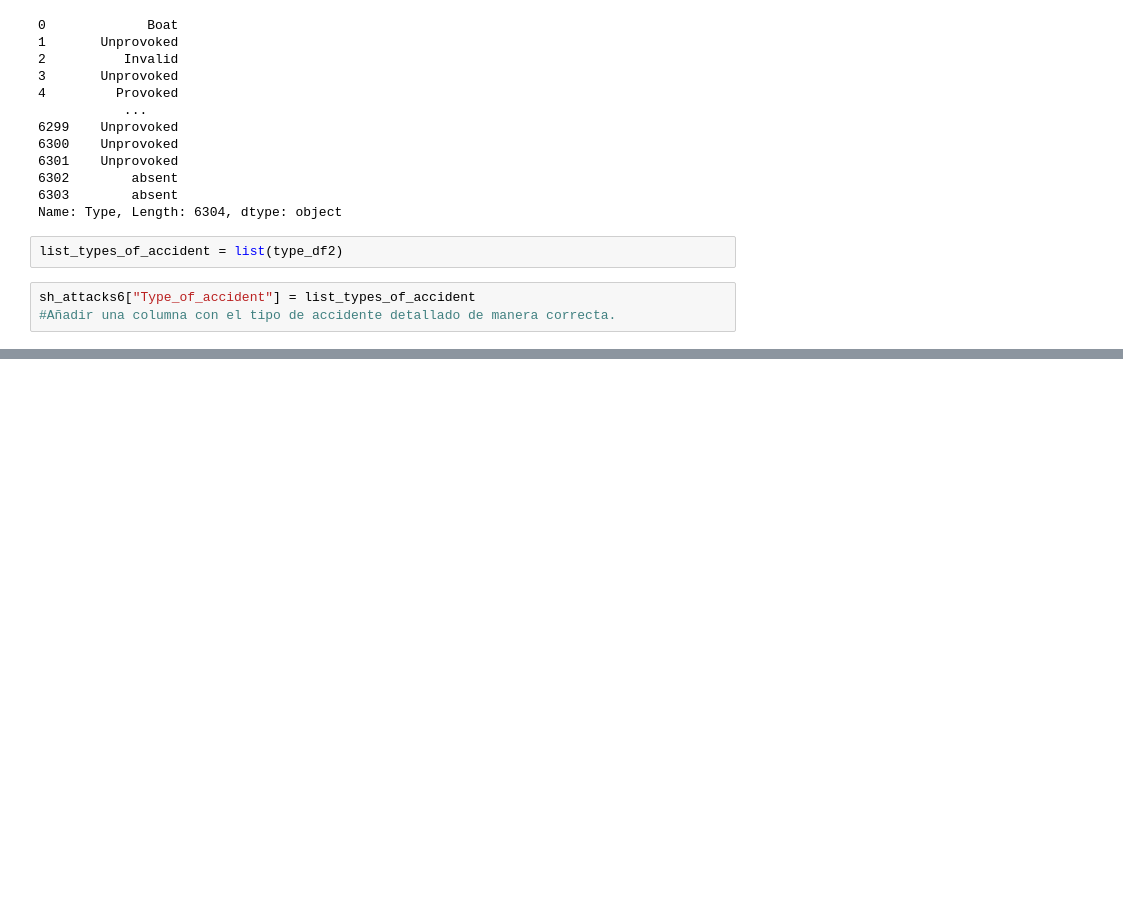
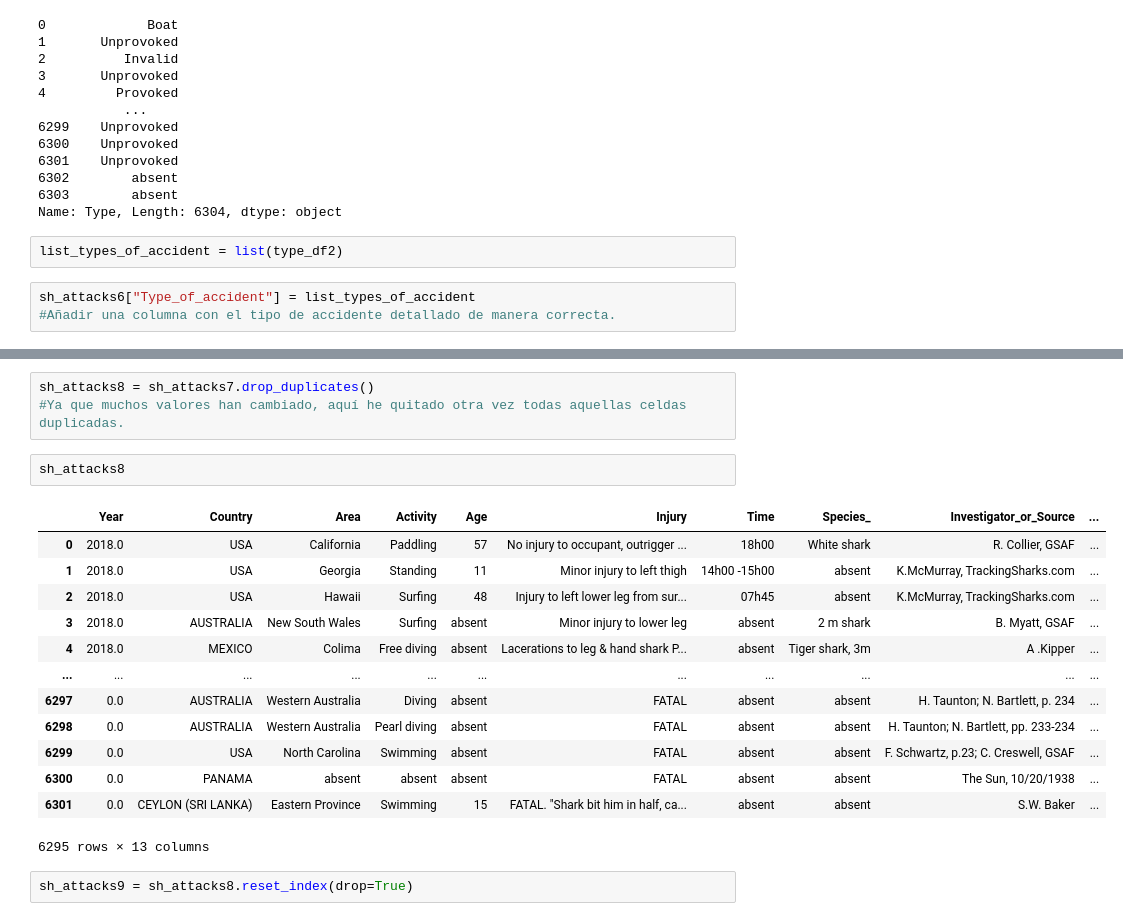
Before and after one commit to jaimecabanyes/Data-cleaning-pandas, a Jupyter notebook: Untitled.ipynb, the cells around one changed output, grey strips where cells are left out. Saved outputs shown, nothing was run; the diff lists cells and outputs as text; blank space fills up the shorter version.

```diff
--- a/Untitled.ipynb
+++ b/Untitled.ipynb
@@ -372,0 +438,21 @@ Name: Sex_, dtype: int64
+# %%
+sh_attacks8 = sh_attacks7.drop_duplicates()
+#Ya que muchos valores han cambiado, aquí he quitado otra vez todas aquellas celdas duplicadas.
+# %%
+sh_attacks8
+# %% [output]
+|  | Year | Country | Area | Activity | Age | Injury | Time | Species_ | Investigator_or_Source | ... |
+| 0 | 2018.0 | USA | California | Paddling | 57 | No injury to occupant, outrigger ... | 18h00 | White shark | R. Collier, GSAF | ... |
+| 1 | 2018.0 | USA | Georgia | Standing | 11 | Minor injury to left thigh | 14h00 -15h00 | absent | K.McMurray, TrackingSharks.com | ... |
+| 2 | 2018.0 | USA | Hawaii | Surfing | 48 | Injury to left lower leg from sur... | 07h45 | absent | K.McMurray, TrackingSharks.com | ... |
+| 3 | 2018.0 | AUSTRALIA | New South Wales | Surfing | absent | Minor injury to lower leg | absent | 2 m shark | B. Myatt, GSAF | ... |
+| 4 | 2018.0 | MEXICO | Colima | Free diving | absent | Lacerations to leg & hand shark P... | absent | Tiger shark, 3m | A .Kipper | ... |
+| ... | ... | ... | ... | ... | ... | ... | ... | ... | ... | ... |
+| 6297 | 0.0 | AUSTRALIA | Western Australia | Diving | absent | FATAL | absent | absent | H. Taunton; N. Bartlett, p. 234 | ... |
+| 6298 | 0.0 | AUSTRALIA | Western Australia | Pearl diving | absent | FATAL | absent | absent | H. Taunton; N. Bartlett, pp. 233-234 | ... |
+| 6299 | 0.0 | USA | North Carolina | Swimming | absent | FATAL | absent | absent | F. Schwartz, p.23; C. Creswell, GSAF | ... |
+| 6300 | 0.0 | PANAMA | absent | absent | absent | FATAL | absent | absent | The Sun, 10/20/1938 | ... |
+| 6301 | 0.0 | CEYLON (SRI LANKA) | Eastern Province | Swimming | 15 | FATAL. "Shark bit him in half, ca... | absent | absent | S.W. Baker | ... |
+6295 rows × 13 columns
+# %%
+sh_attacks9 = sh_attacks8.reset_index(drop=True)
```
Also changed, not shown: parts of 29 cells of this notebook.
